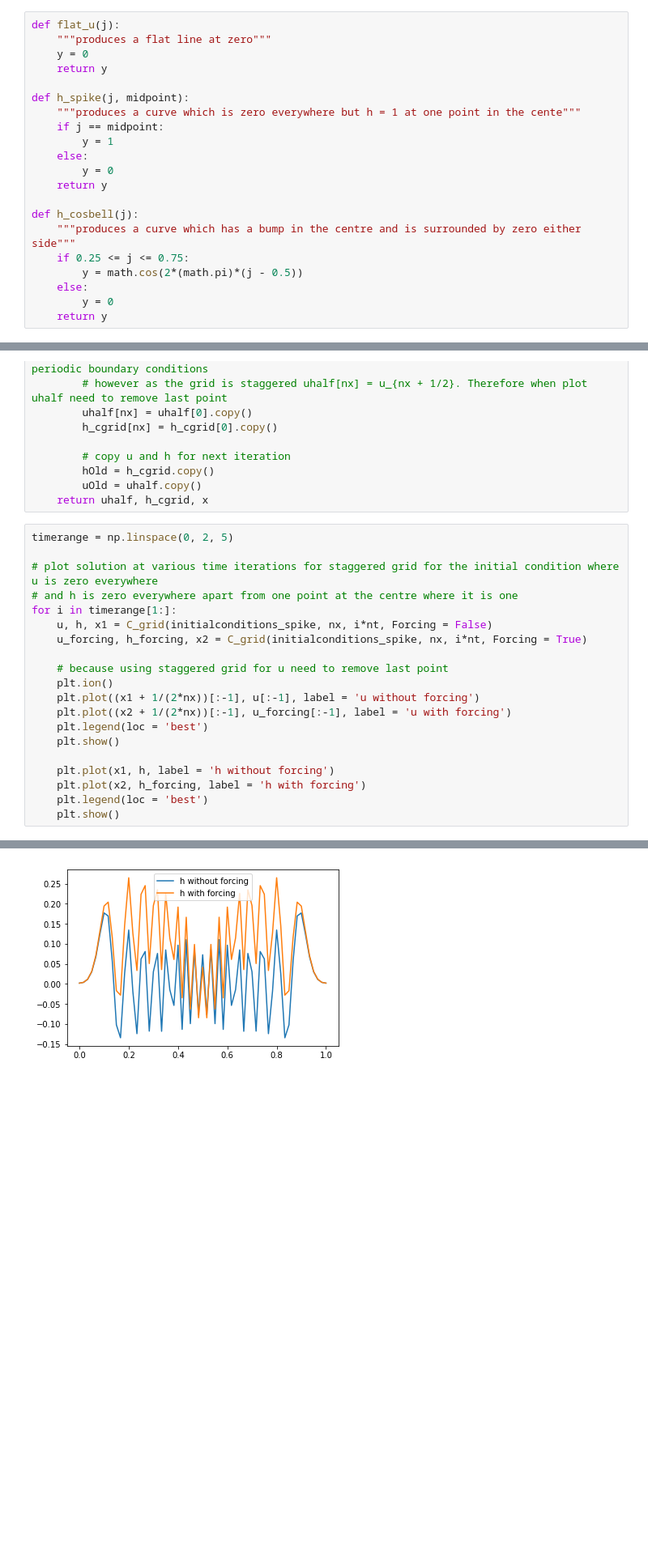
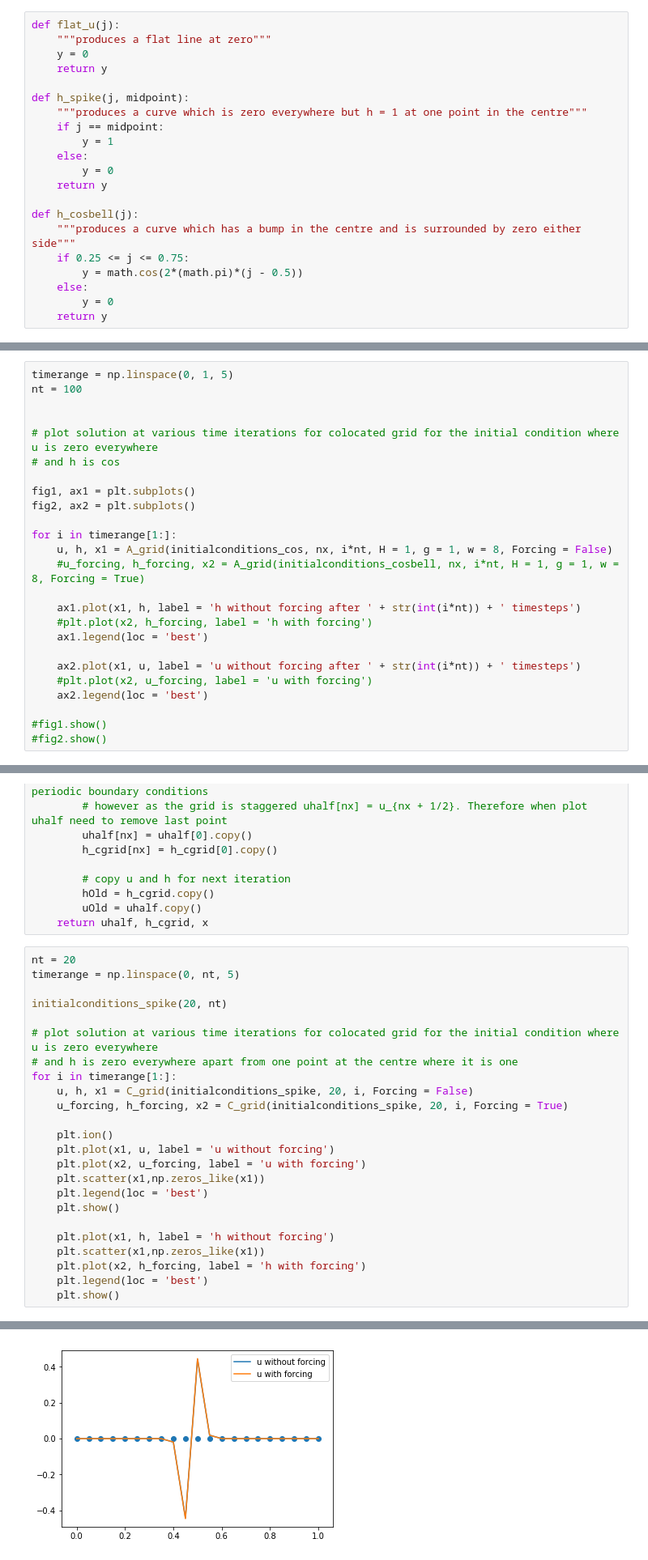
Before and after one commit to mc4117/Mariana-Numerical-assignment, a Jupyter notebook: Shallow water equations (both initial conditions).ipynb, the cells around one changed output, grey strips where cells are left out. Shown at 81% size. Drawn from its saved outputs; the diff is of its cells as text; blank space fills up the shorter version.

Commit message:
integrate all code into one file and consider which graphs best to present

```diff
--- a/Shallow water equations (both initial conditions).ipynb
+++ b/Shallow water equations (both initial conditions).ipynb
@@ -11,7 +11,7 @@ def flat_u(j):
     return y
 
 def h_spike(j, midpoint):
-    """produces a curve which is zero everywhere but h = 1 at one point in the cente"""
+    """produces a curve which is zero everywhere but h = 1 at one point in the centre"""
     if j == midpoint:
         y = 1
     else:
@@ -264,0 +291,25 @@ for i in timerange:
+# %%
+timerange = np.linspace(0, 1, 5)
+nt = 100
+
+
+# plot solution at various time iterations for colocated grid for the initial condition where u is zero everywhere
+# and h is cos
+
+fig1, ax1 = plt.subplots()
+fig2, ax2 = plt.subplots()
+
+for i in timerange[1:]:
+    u, h, x1 = A_grid(initialconditions_cos, nx, i*nt, H = 1, g = 1, w = 8, Forcing = False)
+    #u_forcing, h_forcing, x2 = A_grid(initialconditions_cosbell, nx, i*nt, H = 1, g = 1, w = 8, Forcing = True)
+
+    ax1.plot(x1, h, label = 'h without forcing after ' + str(int(i*nt)) + ' timesteps')
+    #plt.plot(x2, h_forcing, label = 'h with forcing')
+    ax1.legend(loc = 'best')
+
+    ax2.plot(x1, u, label = 'u without forcing after ' + str(int(i*nt)) + ' timesteps')
+    #plt.plot(x2, u_forcing, label = 'u with forcing')
+    ax2.legend(loc = 'best')
+
+#fig1.show()
+#fig2.show()
@@ -327,22 +381,26 @@ def C_grid(initialconditions, nx, nt, H = 1, g = 1, w = 8, c = 0.1, Forcing = Fa
         uOld = uhalf.copy()
     return uhalf, h_cgrid, x
 # %%
-timerange = np.linspace(0, 2, 5)
+nt = 20
+timerange = np.linspace(0, nt, 5)
 
-# plot solution at various time iterations for staggered grid for the initial condition where u is zero everywhere
+initialconditions_spike(20, nt)
+
+# plot solution at various time iterations for colocated grid for the initial condition where u is zero everywhere
 # and h is zero everywhere apart from one point at the centre where it is one
 for i in timerange[1:]:
-    u, h, x1 = C_grid(initialconditions_spike, nx, i*nt, Forcing = False)
-    u_forcing, h_forcing, x2 = C_grid(initialconditions_spike, nx, i*nt, Forcing = True)
+    u, h, x1 = C_grid(initialconditions_spike, 20, i, Forcing = False)
+    u_forcing, h_forcing, x2 = C_grid(initialconditions_spike, 20, i, Forcing = True)
 
-    # because using staggered grid for u need to remove last point
     plt.ion()
-    plt.plot((x1 + 1/(2*nx))[:-1], u[:-1], label = 'u without forcing')
-    plt.plot((x2 + 1/(2*nx))[:-1], u_forcing[:-1], label = 'u with forcing')
+    plt.plot(x1, u, label = 'u without forcing')
+    plt.plot(x2, u_forcing, label = 'u with forcing')
+    plt.scatter(x1,np.zeros_like(x1))
     plt.legend(loc = 'best')
     plt.show()
 
     plt.plot(x1, h, label = 'h without forcing')
+    plt.scatter(x1,np.zeros_like(x1))
     plt.plot(x2, h_forcing, label = 'h with forcing')
     plt.legend(loc = 'best')
     plt.show()
@@ -351 +409 @@ for i in timerange[1:]:
-[figure, old version]
+[figure, new version]
```
Also changed, not shown: parts of 14 cells of this notebook, 1 other file.
